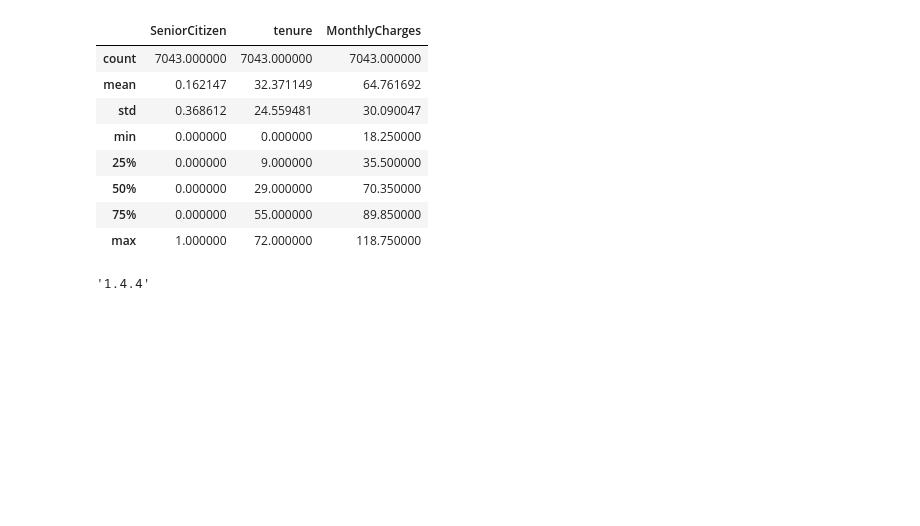
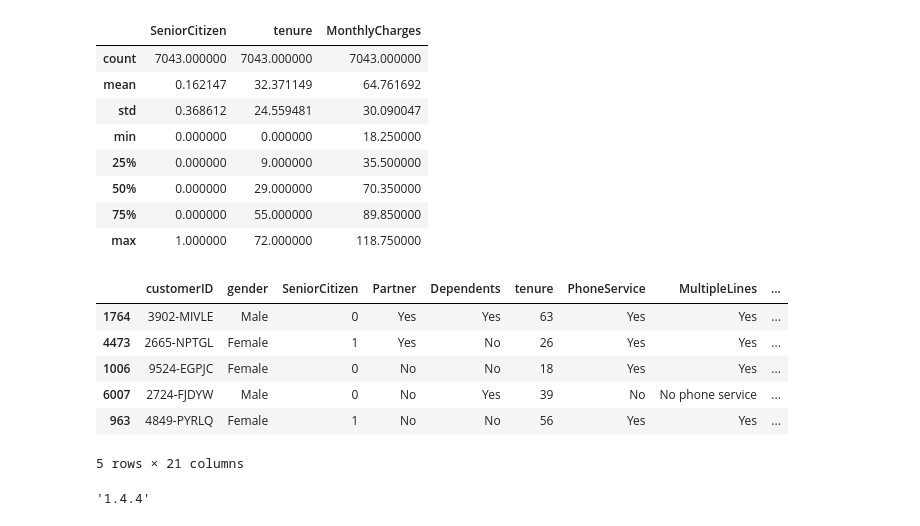
Before and after one commit to masendhy/basic_plot, a Jupyter notebook: basic_plot copy.ipynb, the cells around one changed output. Cells and saved outputs as stored; diff of their text form; code cells hidden in the pictures; blank space fills up the shorter version.

Commit message:
sample added

```diff
--- a/basic_plot copy.ipynb
+++ b/basic_plot copy.ipynb
@@ -28,6 +28,16 @@ df.describe()
 | 50% | 0.000000 | 29.000000 | 70.350000 |
 | 75% | 0.000000 | 55.000000 | 89.850000 |
 | max | 1.000000 | 72.000000 | 118.750000 |
+# %%
+df.sample(5)
+# %% [output]
+|  | customerID | gender | SeniorCitizen | Partner | Dependents | tenure | PhoneService | MultipleLines | ... |
+| 1764 | 3902-MIVLE | Male | 0 | Yes | Yes | 63 | Yes | Yes | ... |
+| 4473 | 2665-NPTGL | Female | 1 | Yes | No | 26 | Yes | Yes | ... |
+| 1006 | 9524-EGPJC | Female | 0 | No | No | 18 | Yes | Yes | ... |
+| 6007 | 2724-FJDYW | Male | 0 | No | Yes | 39 | No | No phone service | ... |
+| 963 | 4849-PYRLQ | Female | 1 | No | No | 56 | Yes | Yes | ... |
+5 rows × 21 columns
 # %%
 pd.__version__
 # %% [output]
```
